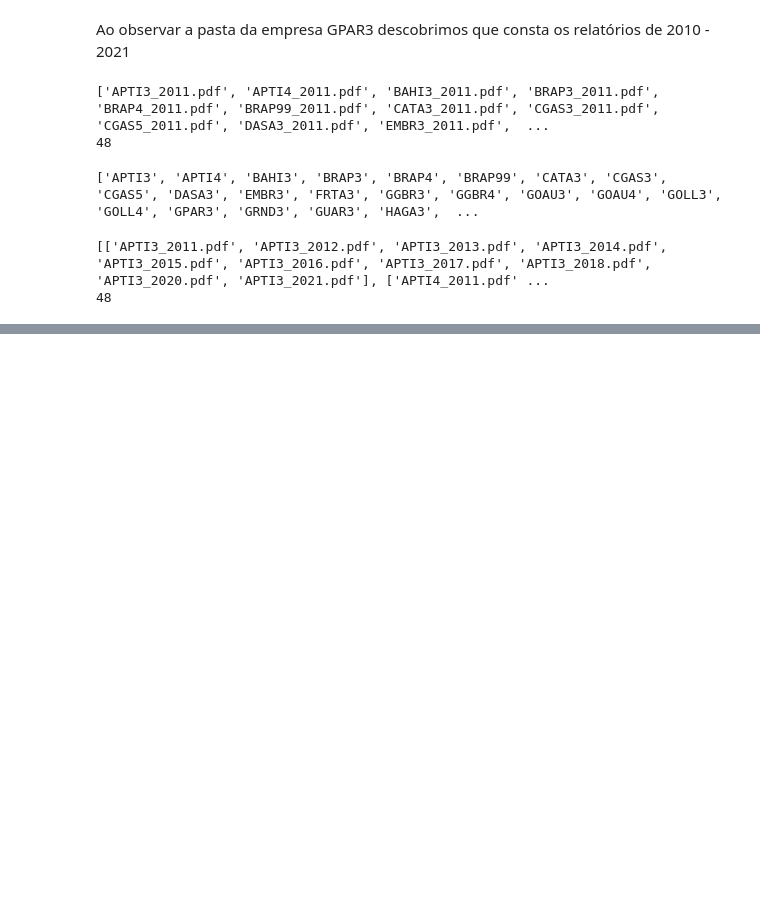
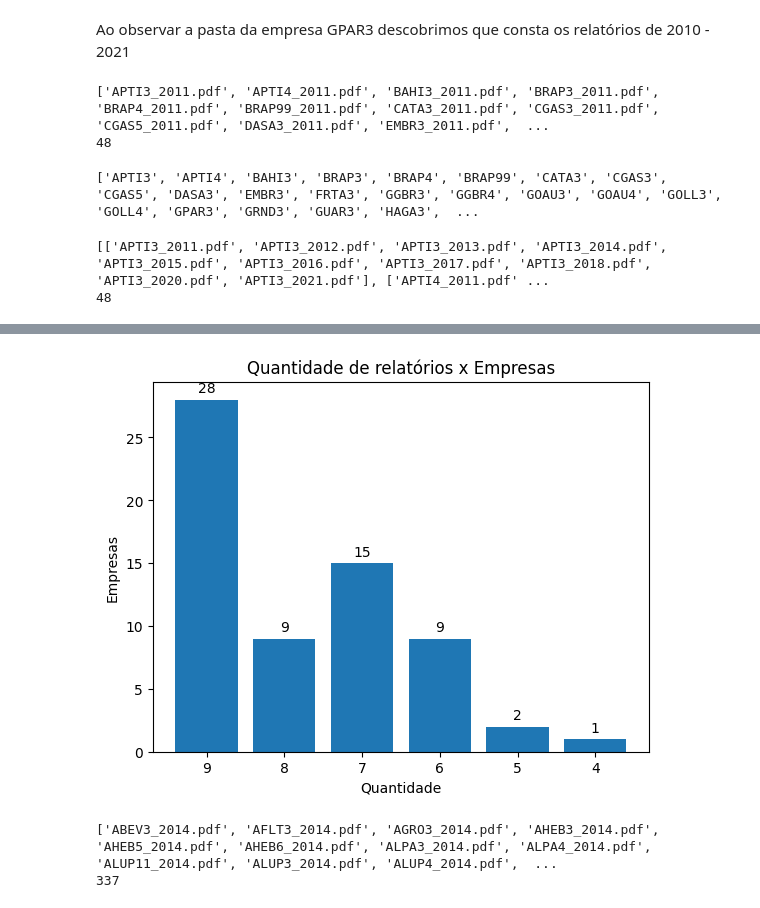
Before and after one commit to oziieljuniior/Work_Text, a Jupyter notebook: python_project/Relatorio_Data/relatorio_data1.ipynb, the cells around one changed output, grey strips where cells are left out. Cells and saved outputs as stored; diff of their text form; code cells hidden in the pictures; blank space fills up the shorter version.

```diff
--- a/python_project/Relatorio_Data/relatorio_data1.ipynb
+++ b/python_project/Relatorio_Data/relatorio_data1.ipynb
@@ -166,0 +472,24 @@ print(len(lista_de_empresas_2011))
+# %%
+#empresas com 10 relatorios
+quantidade_relatorios = 9
+empresas_2013r = []
+for i in range(quantidade_relatorios, 3, -1):
+    name = []
+    #print(name)
+    for pesquisa in lista_de_empresas_2013:
+        #print(pesquisa)
+        #print(len(pesquisa))
+        if i == len(pesquisa):
+            c = pesquisa[0].split("_")
+            name.append(c[0])
+    print("Empresas com ", i ,"relatórios")
+    print(name)
+    empresas_2013r.append(name)
+#print(empresas_2011r)
+
+grafico = []
+for i in empresas_2013r:
+    #print(len(i))
+    grafico.append(len(i))
+print(grafico)
+print(sum(grafico))
@@ -166,0 +511,24 @@ print(len(lista_de_empresas_2011))
+# %%
+#Gráfico gerado após análise
+fig, ax = plt.subplots()
+X = ["9", '8', "7", "6",'5',"4"]
+rect1 = ax.bar(X, grafico)
+ax.set_ylabel('Empresas')
+ax.set_title("Quantidade de relatórios x Empresas")
+ax.set_xlabel('Quantidade')
+ax.bar_label(rect1, padding = 3)
+plt.show()
+# %% [output]
+[figure, added]
+# %%
+lista_de_empresas_2014 = []
+for name in lista:
+    c = name.split("_")
+    c1 = c[1].split(".")
+    if c1[0] == "2014":
+        lista_de_empresas_2014.append(name)
+print(lista_de_empresas_2014)
+print(len(lista_de_empresas_2014))
+# %% [output]
+['ABEV3_2014.pdf', 'AFLT3_2014.pdf', 'AGRO3_2014.pdf', 'AHEB3_2014.pdf', 'AHEB5_2014.pdf', 'AHEB6_2014.pdf', 'ALPA3_2014.pdf', 'ALPA4_2014.pdf', 'ALUP11_2014.pdf', 'ALUP3_2014.pdf', 'ALUP4_2014.pdf',  ...
+337
```
Also changed, not shown: parts of 63 cells of this notebook, 15 other files.
